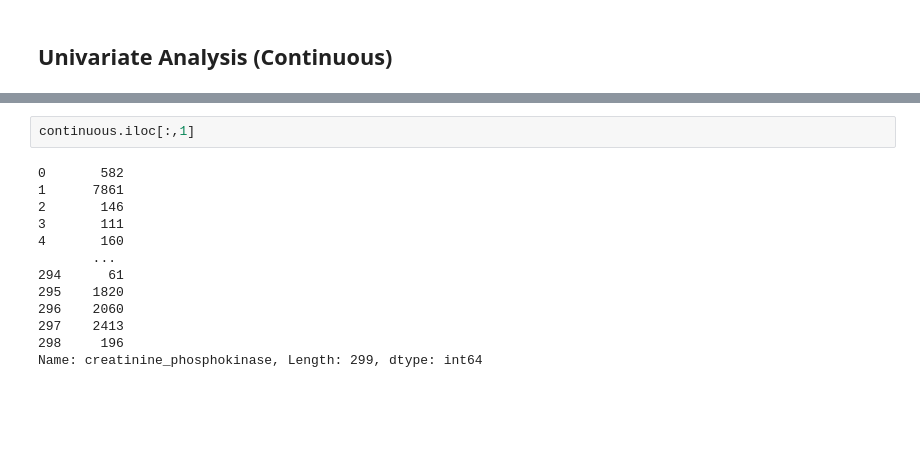
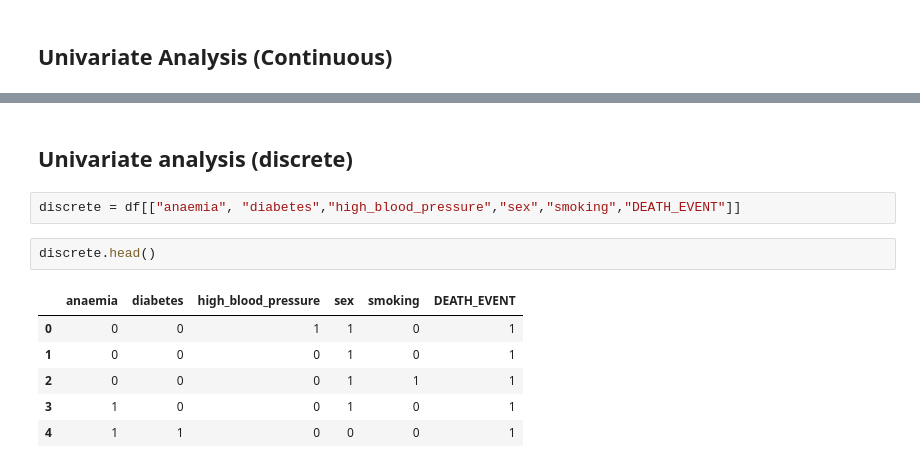
Before and after one commit to pmmc92/Heart_Failure, a Jupyter notebook: mf.ipynb, the cells around one changed output, grey strips where cells are left out. Saved outputs shown, nothing was run; the diff lists cells and outputs as text; blank space fills up the shorter version.

```diff
--- a/mf.ipynb
+++ b/mf.ipynb
@@ -102,15 +102,13 @@ for i in range(len(continuous.columns)):
-# %%
-continuous.iloc[:,1]
-# %% [output]
-0       582
-1      7861
-2       146
-3       111
-4       160
-       ...
-294      61
-295    1820
-296    2060
-297    2413
-298     196
-Name: creatinine_phosphokinase, Length: 299, dtype: int64
+# %% [markdown]
+## Univariate analysis (discrete)
+# %%
+discrete = df[["anaemia", "diabetes","high_blood_pressure","sex","smoking","DEATH_EVENT"]]
+# %%
+discrete.head()
+# %% [output]
+|  | anaemia | diabetes | high_blood_pressure | sex | smoking | DEATH_EVENT |
+| 0 | 0 | 0 | 1 | 1 | 0 | 1 |
+| 1 | 0 | 0 | 0 | 1 | 0 | 1 |
+| 2 | 0 | 0 | 0 | 1 | 1 | 1 |
+| 3 | 1 | 0 | 0 | 1 | 0 | 1 |
+| 4 | 1 | 1 | 0 | 0 | 0 | 1 |
```
Also changed, not shown: parts of 9 cells of this notebook.
